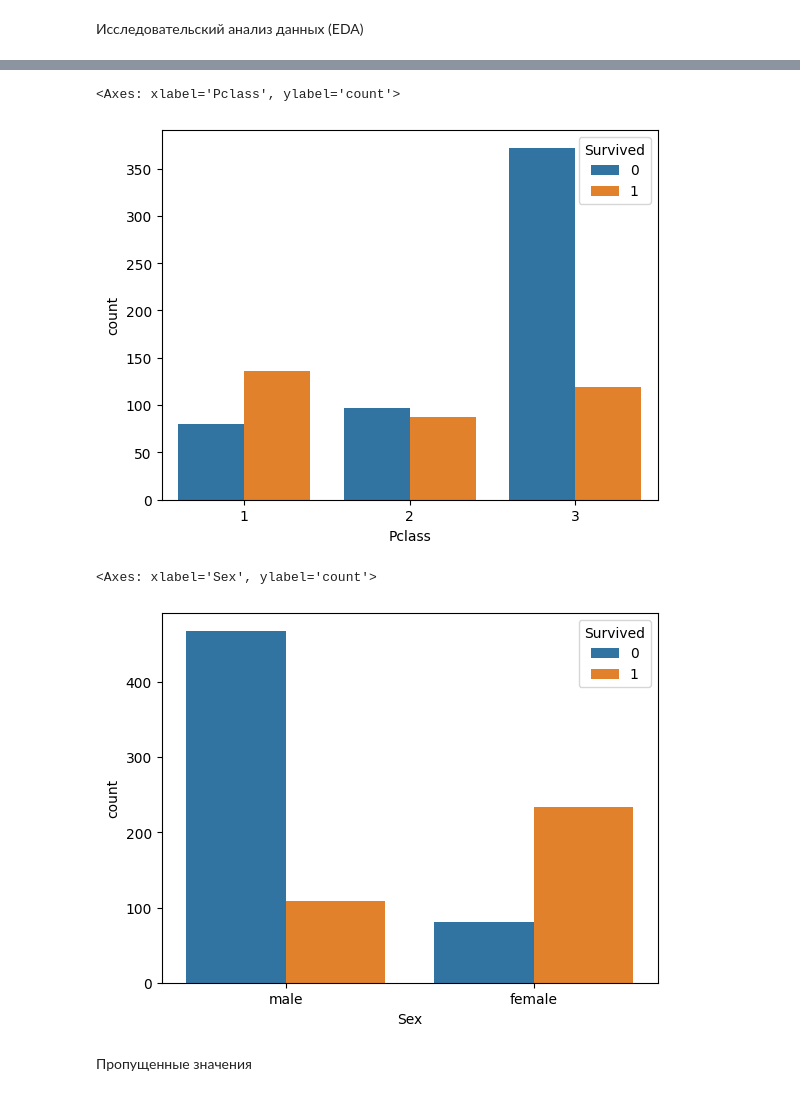
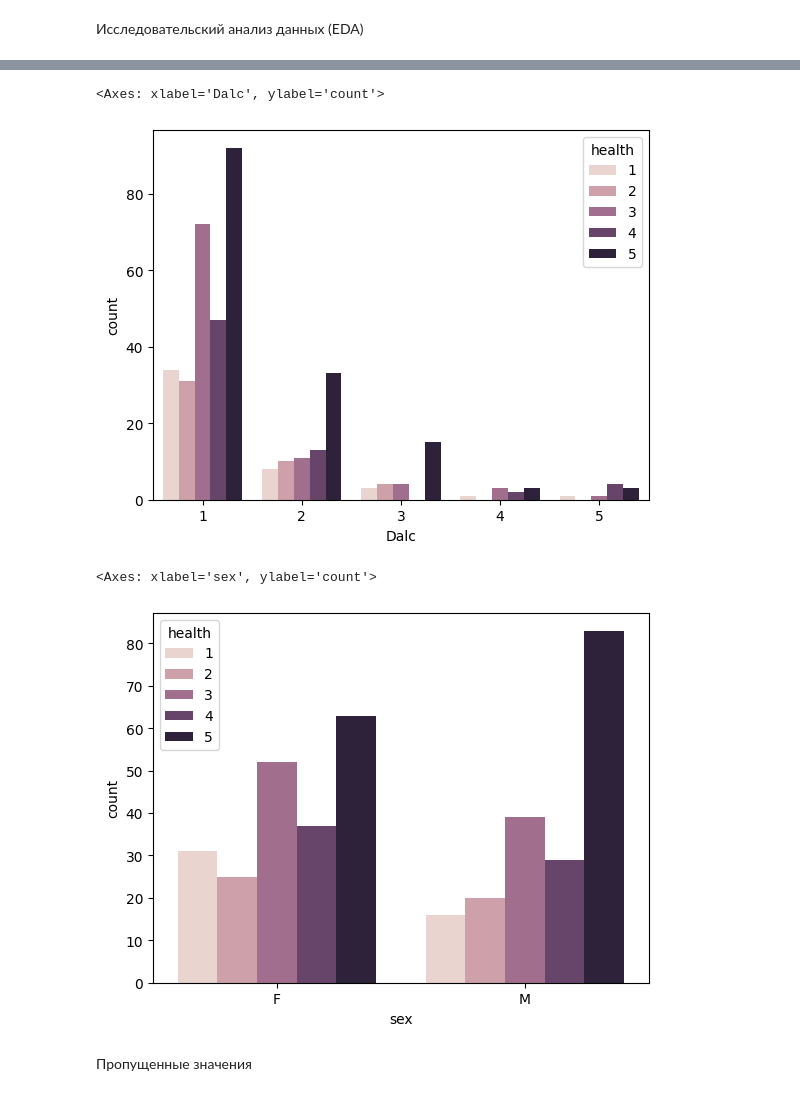
Before and after one commit to anryisreal/Dataset, a Jupyter notebook: Лабораторная_2.ipynb, the cells around one changed output, grey strips where cells are left out. Drawn from its saved outputs; the diff is of its cells as text; code cells hidden in the pictures.

```diff
--- a/Лабораторная_2.ipynb
+++ b/Лабораторная_2.ipynb
@@ -155,5 +191,5 @@ with open('/content/test.csv', 'r') as f3:
 import pandas as pd
 
 # применим функцию read_csv() и посмотрим на первые три записи файла train.csv
-train = pd.read_csv('/content/train.csv')
+train = pd.read_csv('/content/student-mat.csv')
 train.head(3)
@@ -196,16 +242,16 @@ import seaborn as sns
 # %%
 # посмотрим насколько значим класс билета для выживания пассажира
 # с помощью x и hue мы можем уместить две категориальные переменные на одном графике
-sns.countplot(x = 'Pclass', hue = 'Survived', data = train)
+sns.countplot(x = 'Dalc', hue = 'health', data = train)
 # %% [output]
-<Axes: xlabel='Pclass', ylabel='count'>
+<Axes: xlabel='Dalc', ylabel='count'>
-[figure, old version]
+[figure, new version]
 # %%
 # кто выживал чаще, мужчины или женщины?
-sns.countplot(x = 'Sex', hue = 'Survived', data = train)
+sns.countplot(x = 'sex', hue = 'health', data = train)
 # %% [output]
-<Axes: xlabel='Sex', ylabel='count'>
+<Axes: xlabel='sex', ylabel='count'>
-[figure, old version]
+[figure, new version]
 # %% [markdown]
 Пропущенные значения
 # %%
```
Also changed, not shown: parts of 39 cells of this notebook.
